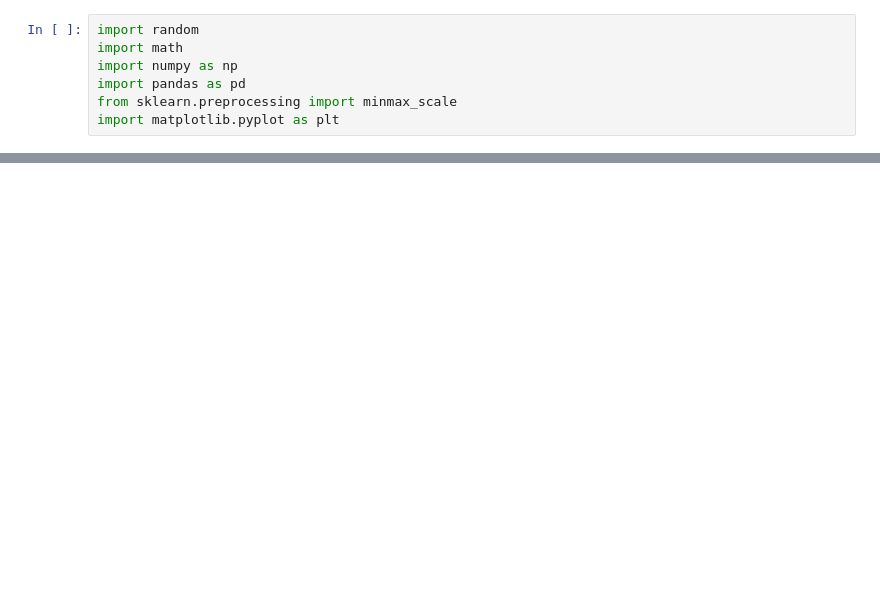
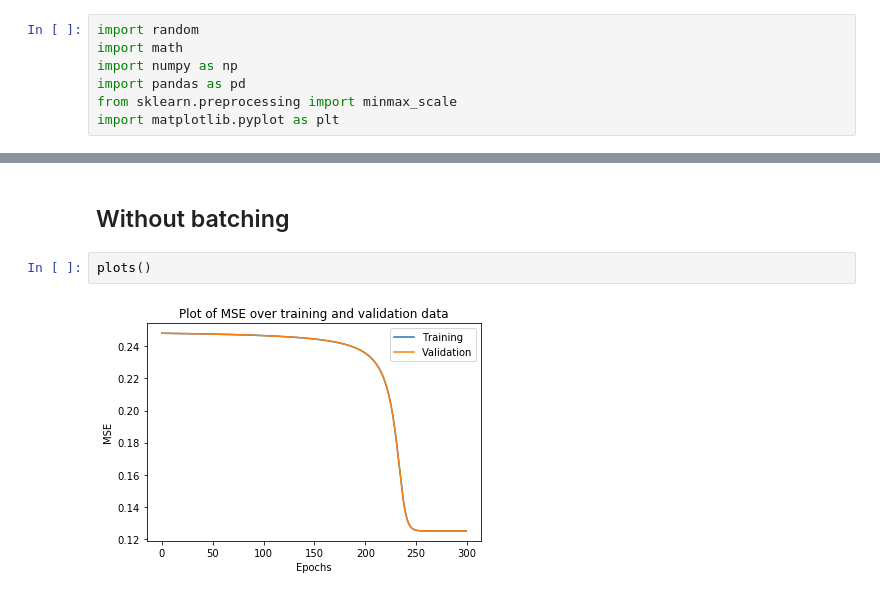
Before and after one commit to noobieprogram/2IIG0, a Jupyter notebook: Assignment3/Test_Marco.ipynb, the cells around one changed output, grey strips where cells are left out. Drawn from its saved outputs; the diff is of its cells as text; blank space fills up the shorter version.

```diff
--- a/Assignment3/Test_Marco.ipynb
+++ b/Assignment3/Test_Marco.ipynb
@@ -303,0 +320,6 @@ ValueError: x and y must have same first dimension, but have shapes (299,) and (
+# %% [markdown]
+## Without batching
+# %%
+plots()
+# %% [output]
+[figure, added]
```
Also changed, not shown: parts of 5 cells of this notebook.
